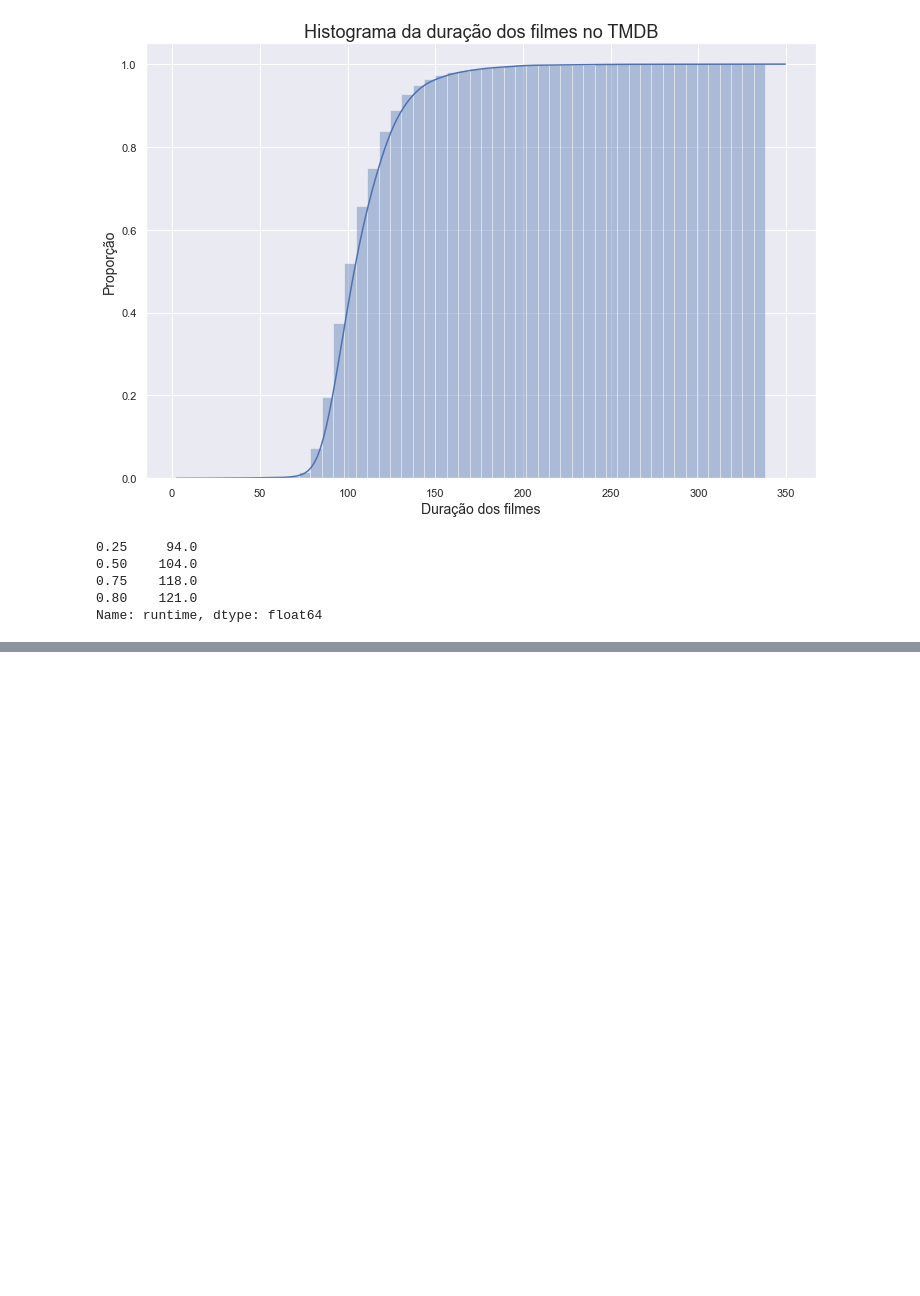
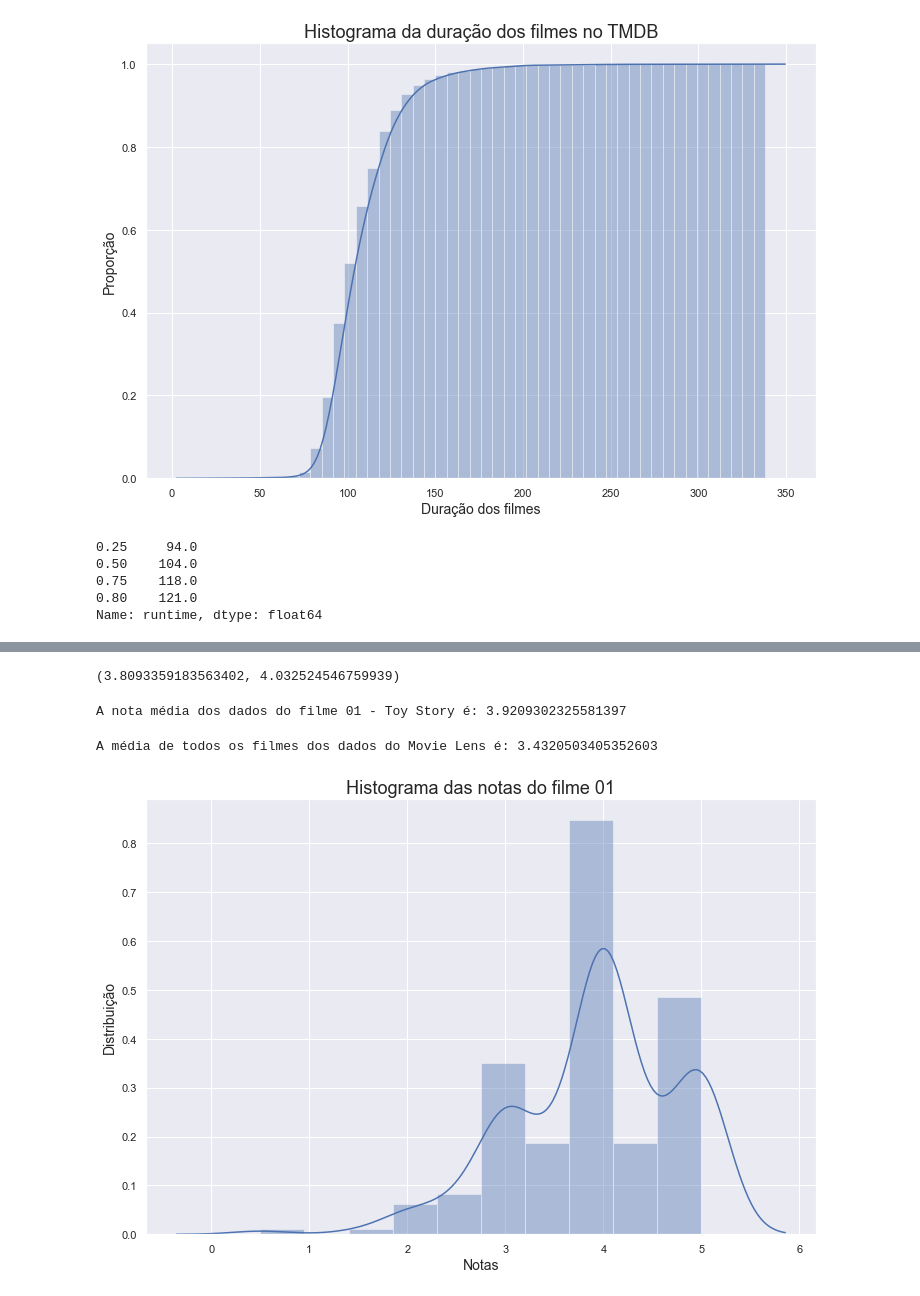
Before and after one commit to guilhermebap/Data-science-personal-study, a Jupyter notebook: Alura/Estatistica/Introdução a testes estatísticos com Python/Aula.ipynb, the cells around one changed output, grey strips where cells are left out. Cells and saved outputs as stored; diff of their text form; code cells hidden in the pictures; blank space fills up the shorter version.

```diff
--- a/Alura/Estatistica/Introdução a testes estatísticos com Python/Aula.ipynb
+++ b/Alura/Estatistica/Introdução a testes estatísticos com Python/Aula.ipynb
@@ -316,0 +383,3 @@ Name: runtime, dtype: float64
+# %%
+notas1 = notas.query('movieId == 1')
+notas1.head()
@@ -316,0 +393,22 @@ Name: runtime, dtype: float64
+# %%
+zconfint(notas1.rating)
+# %% [output]
+(3.8093359183563402, 4.032524546759939)
+# %%
+print(f'A nota média dos dados do filme 01 - Toy Story é: {notas1.rating.mean()}')
+# %% [output]
+A nota média dos dados do filme 01 - Toy Story é: 3.9209302325581397
+# %%
+print(f'A média de todos os filmes dos dados do Movie Lens é: {nota_media_dos_filmes_com_pelo_menos_10_votos.mean()}')
+# %% [output]
+A média de todos os filmes dos dados do Movie Lens é: 3.4320503405352603
+# %%
+plt.figure(figsize=(12,8))
+ax = sns.distplot(notas1.rating, bins=10)
+ax.set_title('Histograma das notas do filme 01', fontsize=18)
+ax.set_xlabel('Notas', fontsize=14)
+ax.set_ylabel('Distribuição', fontsize=14)
+
+plt.show()
+# %% [output]
+[figure, added]
```
Also changed, not shown: parts of 18 cells of this notebook.
